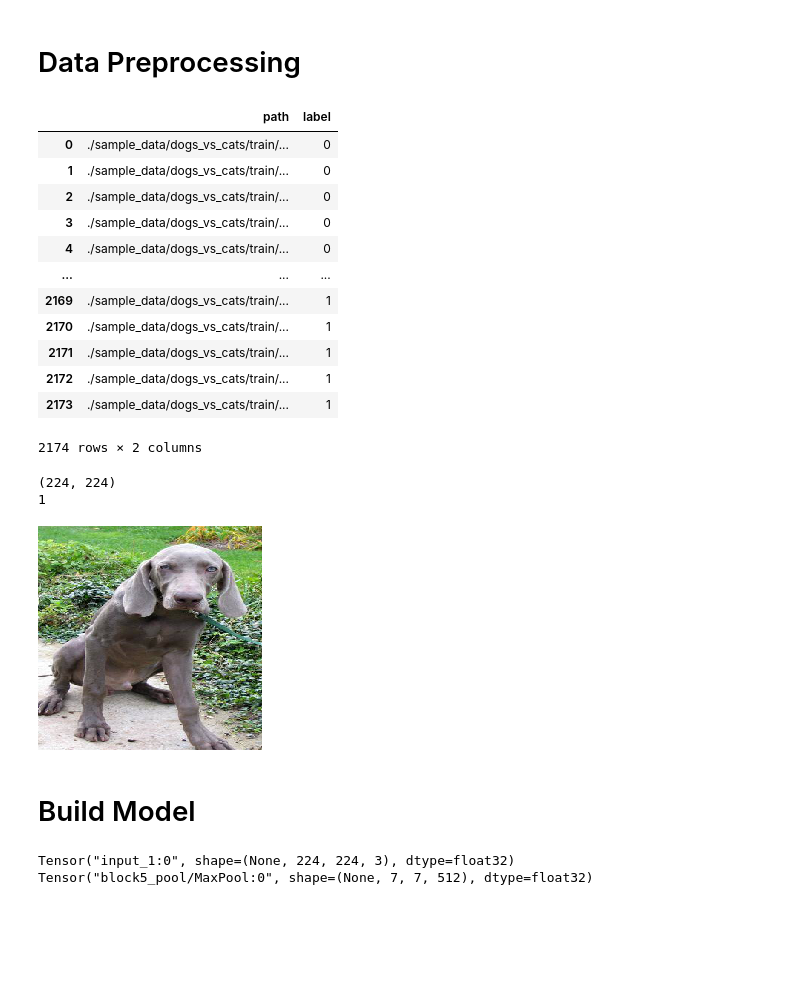
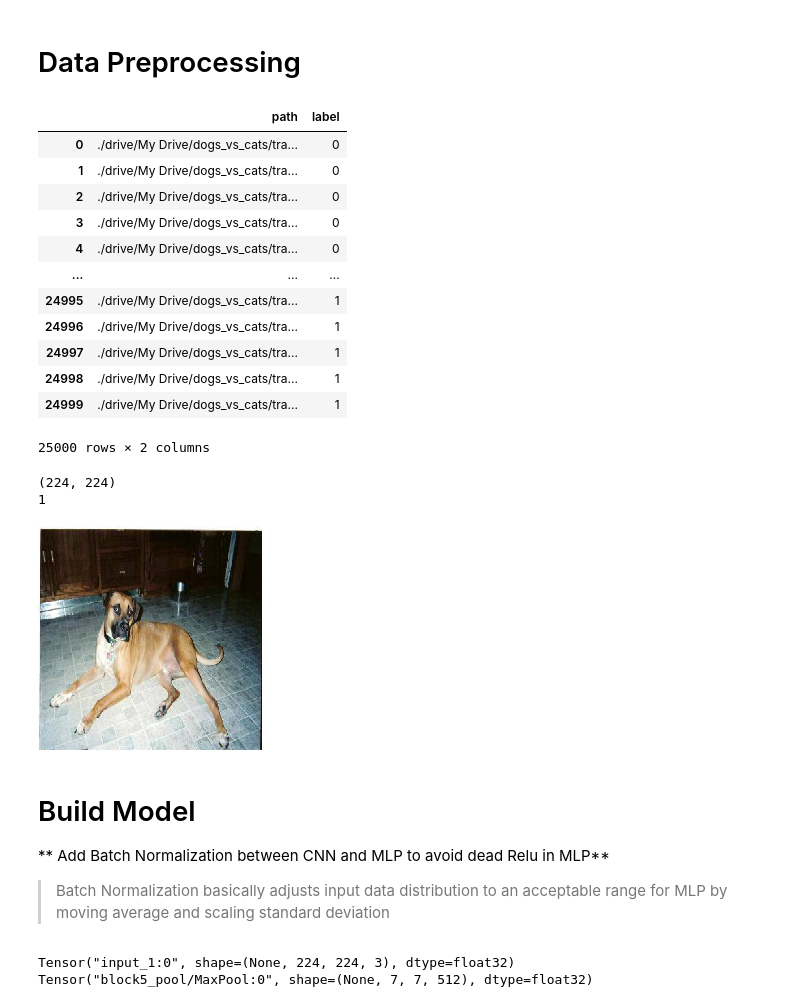
Before and after one commit to john-tseng-710/DL, a Jupyter notebook: TL_VGG16_dogs_vs_cats.ipynb, the cells around one changed output. Cells and saved outputs as stored; diff of their text form; code cells hidden in the pictures; blank space fills up the shorter version.

```diff
--- a/TL_VGG16_dogs_vs_cats.ipynb
+++ b/TL_VGG16_dogs_vs_cats.ipynb
@@ -47,40 +50,42 @@ _________________________________________________________________
 # %%
 # Do NOT read image until training starts
 df = pd.DataFrame(columns=['path', 'label'])
-for p in glob.glob('./sample_data/dogs_vs_cats/train/cat.*.jpg'):
+for p in glob.glob('./drive/My Drive/dogs_vs_cats/train/cat.*.jpg'):
   s = pd.Series([p, 0], index=['path', 'label'])
   df = df.append(s, ignore_index=True)
-for p in glob.glob('./sample_data/dogs_vs_cats/train/dog.*.jpg'):
+for p in glob.glob('./drive/My Drive/dogs_vs_cats/train/dog.*.jpg'):
   s = pd.Series([p, 1], index=['path', 'label'])
   df = df.append(s, ignore_index=True)
 df
 # %% [output]
 |  | path | label |
-| 0 | ./sample_data/dogs_vs_cats/train/... | 0 |
-| 1 | ./sample_data/dogs_vs_cats/train/... | 0 |
-| 2 | ./sample_data/dogs_vs_cats/train/... | 0 |
-| 3 | ./sample_data/dogs_vs_cats/train/... | 0 |
-| 4 | ./sample_data/dogs_vs_cats/train/... | 0 |
+| 0 | ./drive/My Drive/dogs_vs_cats/tra... | 0 |
+| 1 | ./drive/My Drive/dogs_vs_cats/tra... | 0 |
+| 2 | ./drive/My Drive/dogs_vs_cats/tra... | 0 |
+| 3 | ./drive/My Drive/dogs_vs_cats/tra... | 0 |
+| 4 | ./drive/My Drive/dogs_vs_cats/tra... | 0 |
 | ... | ... | ... |
-| 2169 | ./sample_data/dogs_vs_cats/train/... | 1 |
-| 2170 | ./sample_data/dogs_vs_cats/train/... | 1 |
-| 2171 | ./sample_data/dogs_vs_cats/train/... | 1 |
-| 2172 | ./sample_data/dogs_vs_cats/train/... | 1 |
-| 2173 | ./sample_data/dogs_vs_cats/train/... | 1 |
+| 24995 | ./drive/My Drive/dogs_vs_cats/tra... | 1 |
+| 24996 | ./drive/My Drive/dogs_vs_cats/tra... | 1 |
+| 24997 | ./drive/My Drive/dogs_vs_cats/tra... | 1 |
+| 24998 | ./drive/My Drive/dogs_vs_cats/tra... | 1 |
+| 24999 | ./drive/My Drive/dogs_vs_cats/tra... | 1 |
-2174 rows × 2 columns
+25000 rows × 2 columns
 # %%
 # Preview & Unify image size w/ keras.preprocessing.image.load_img('path', target_size=(?, ?))
-random_idx = np.random.randint(0, 2174)
+random_idx = np.random.randint(0, 25000)
 random_img = load_img(df['path'][random_idx], target_size=(224, 224))
 print(random_img.size)
 print(f"{df['label'][random_idx]}")
 random_img
 # %% [output]
 (224, 224)
 1
-[figure, old version]
+[figure, new version]
-# %% [markdown]
-# Build Model
+# %% [markdown]
+# Build Model
+** Add Batch Normalization between CNN and MLP to avoid dead Relu in MLP**
+>Batch Normalization basically adjusts input data distribution to an acceptable range for MLP by moving average and scaling standard deviation
 # %%
 # VGG was built w/ keras.models.Model
 # check VGG input/output
```
Also changed, not shown: parts of 10 cells of this notebook.
